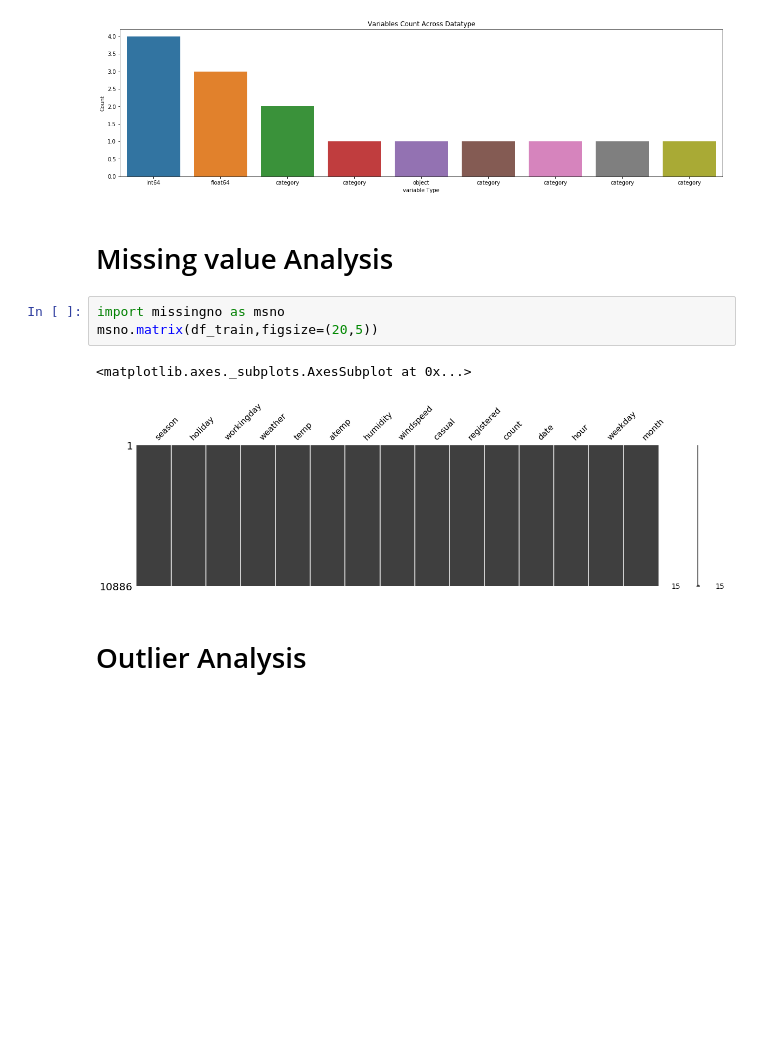
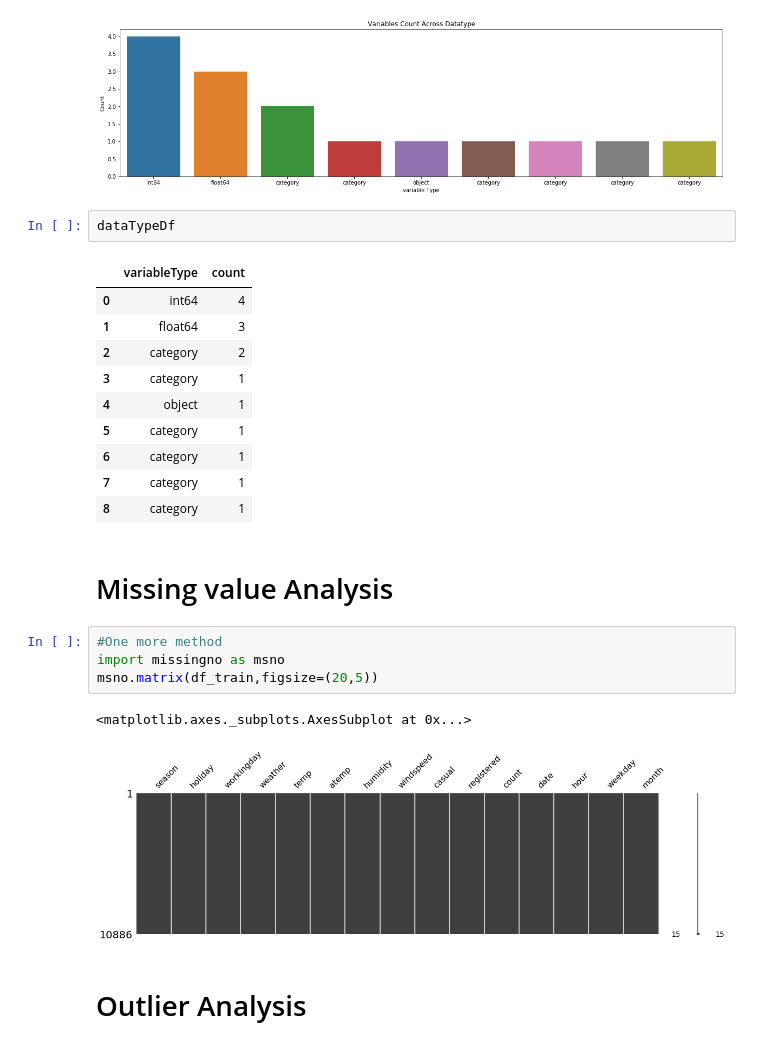
Before and after one commit to jainnihit/Bike_Sharing_Notebook, a Jupyter notebook: Bike_Sharing.ipynb, the cells around one changed output. Cells and saved outputs as stored; diff of their text form; blank space fills up the shorter version.

```diff
--- a/Bike_Sharing.ipynb
+++ b/Bike_Sharing.ipynb
@@ -177,9 +176,23 @@ ax.set(xlabel='variable Type', ylabel='Count',title="Variables Count Across Data
  Text(0.5,0,u'variable Type'),
  Text(0.5,1,u'Variables Count Across Datatype')]
 [figure]
+# %%
+dataTypeDf
+# %% [output]
+|  | variableType | count |
+| 0 | int64 | 4 |
+| 1 | float64 | 3 |
+| 2 | category | 2 |
+| 3 | category | 1 |
+| 4 | object | 1 |
+| 5 | category | 1 |
+| 6 | category | 1 |
+| 7 | category | 1 |
+| 8 | category | 1 |
 # %% [markdown]
 # Missing value Analysis
 # %%
+#One more method
 import missingno as msno
 msno.matrix(df_train,figsize=(20,5))
 # %% [output]
```
Also changed, not shown: parts of 11 cells of this notebook.
